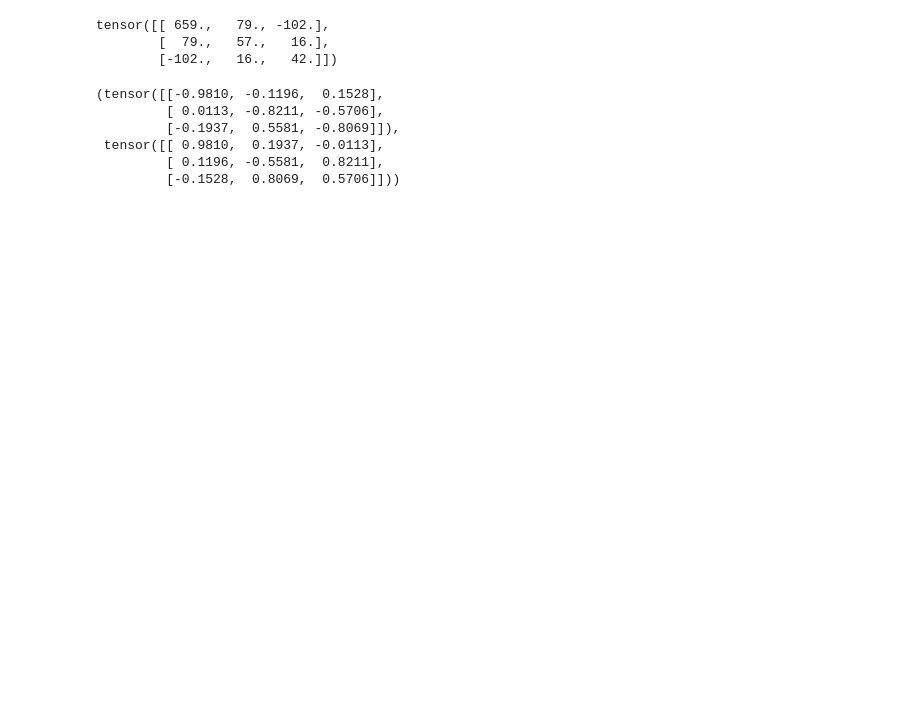
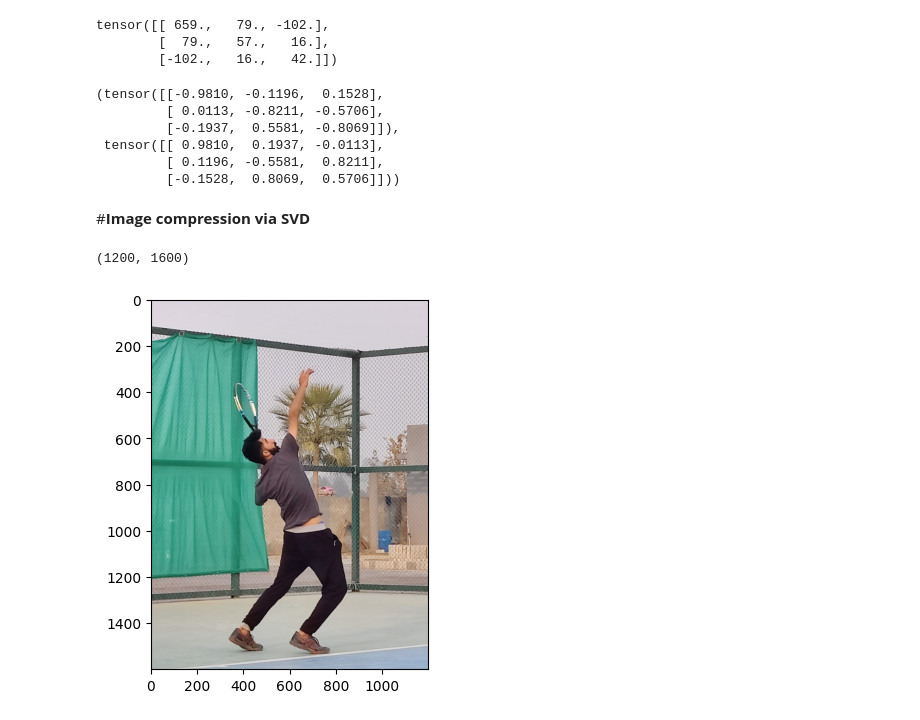
Before and after one commit to fakhar-iqbal/Machine_Learning_Fundamentals, a Jupyter notebook: LinearAlgebra_II.ipynb, the cells around one changed output. Saved outputs shown, nothing was run; the diff lists cells and outputs as text; code cells hidden in the pictures; blank space fills up the shorter version.

```diff
--- a/LinearAlgebra_II.ipynb
+++ b/LinearAlgebra_II.ipynb
@@ -856,3 +856,5 @@ VT,V2
  tensor([[ 0.9810,  0.1937, -0.0113],
          [ 0.1196, -0.5581,  0.8211],
          [-0.1528,  0.8069,  0.5706]]))
+# %% [markdown]
+#**Image compression via SVD**
@@ -858,0 +863,10 @@ VT,V2
+# %%
+img = Image.open('/content/WhatsApp Image 2024-01-07 at 7.37.13 PM.jpeg')
+# %%
+img.size
+# %% [output]
+(1200, 1600)
+# %%
+_ = plt.imshow(img)
+# %% [output]
+[figure, added]
```
Also changed, not shown: parts of 20 cells of this notebook.
